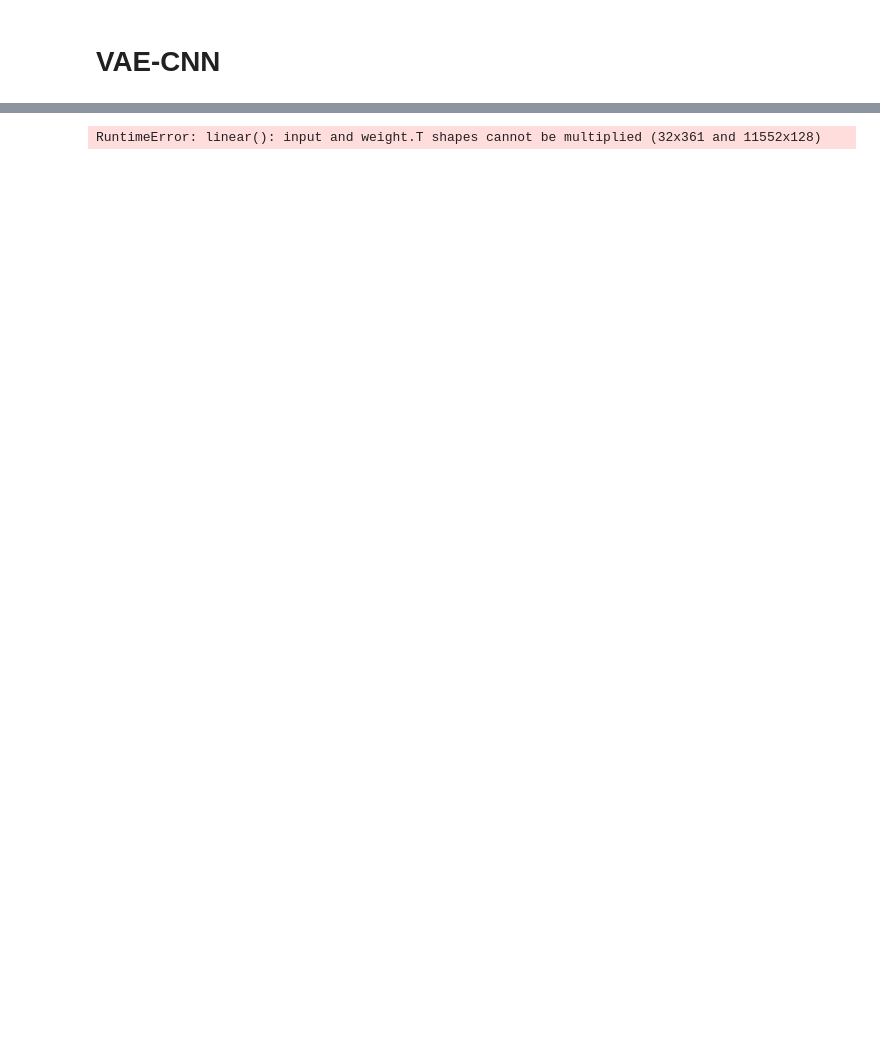
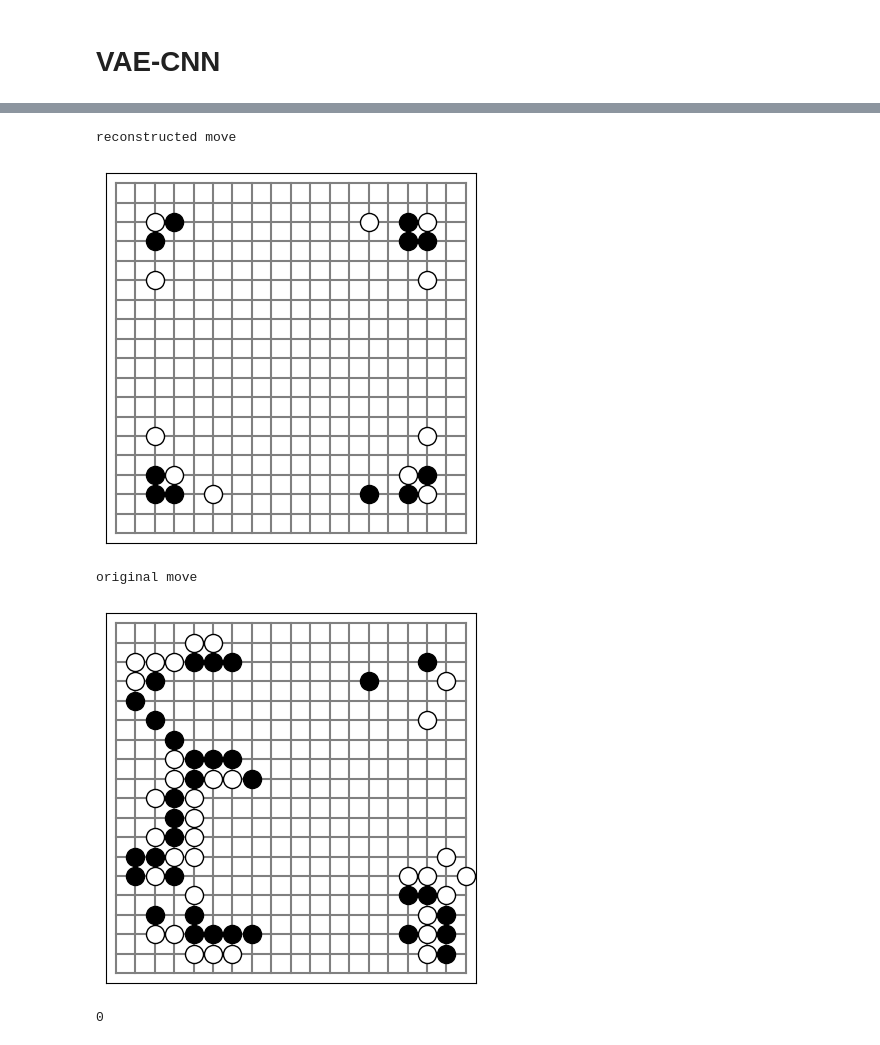
Before and after one commit to tatuyosi98/humanized-models-for-board-games, a Jupyter notebook: igo/notebooks/[ks231213]VAE.ipynb, the cells around one changed output, grey strips where cells are left out. Cells and saved outputs as stored; diff of their text form; code cells hidden in the pictures; blank space fills up the shorter version.

```diff
--- a/igo/notebooks/[ks231213]VAE.ipynb
+++ b/igo/notebooks/[ks231213]VAE.ipynb
@@ -286,27 +395,31 @@ EPOCH: 5    Train Lower Bound: 21098.642578 (KL_loss: 2312.492676. reconstructio
 # %%
 model.eval()
 
 i = 40
 x = valid_dataset[i]
 x = torch.from_numpy(x).float()
+x = x.unsqueeze(0)
 x = x.to(device)
 
 y, z_mu, z_var = model(x)
-# y = y.cpu().detach().numpy()
+y = y.cpu().detach().numpy()
 
 # # yの閾値処理
-# th = 0.22
-# y[y >= th] = 1
-# y[y < th] = 0
+th = 0.24
+y[y >= th] = 1
+y[y < th] = 0
 
-# print(z_mu, z_var)
 
-# print("reconstructed move")
-# black_matrix, white_matrix = y.squeeze()
-# visualize_matrix(black_matrix, white_matrix)
+print("reconstructed move")
+black_matrix, white_matrix = y.squeeze()
+visualize_matrix(black_matrix, white_matrix)
 
-# print("original move")
-# black_matrix, white_matrix = x.squeeze()
-# visualize_matrix(black_matrix, white_matrix)
+print("original move")
+black_matrix, white_matrix = x.squeeze()
+visualize_matrix(black_matrix, white_matrix)
 # %% [output]
-RuntimeError: linear(): input and weight.T shapes cannot be multiplied (32x361 and 11552x128)
+reconstructed move
+[figure, added]
+original move
+[figure, added]
+0
```
Also changed, not shown: parts of 10 cells of this notebook.
